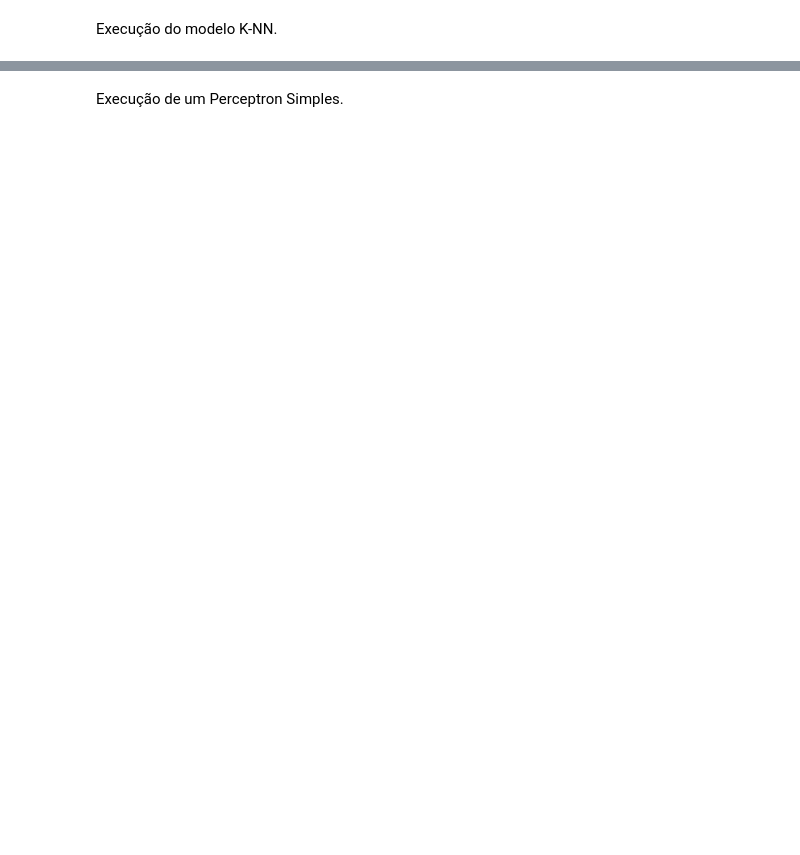
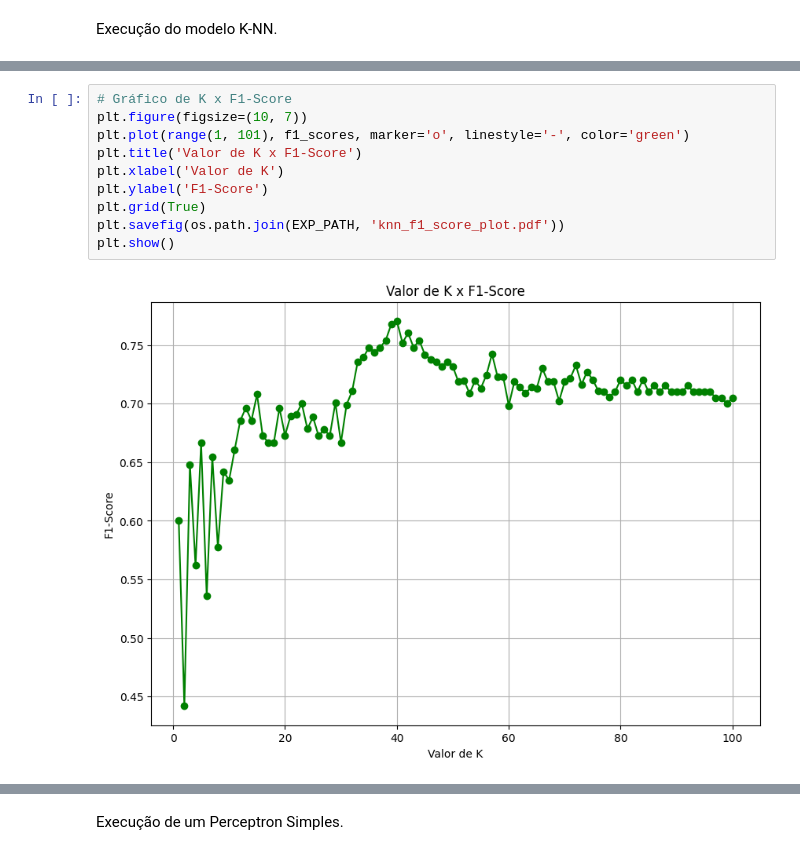
Before and after one commit to luissaster/SIN-492---Reconhecimento-de-Padr-es, a Jupyter notebook: SIN_492_Modelo_K_NN.ipynb, the cells around one changed output, grey strips where cells are left out. Drawn from its saved outputs; the diff is of its cells as text; blank space fills up the shorter version.

```diff
--- a/SIN_492_Modelo_K_NN.ipynb
+++ b/SIN_492_Modelo_K_NN.ipynb
@@ -82,0 +103,12 @@ Matriz de Confusão:
+# %%
+# Gráfico de K x F1-Score
+plt.figure(figsize=(10, 7))
+plt.plot(range(1, 101), f1_scores, marker='o', linestyle='-', color='green')
+plt.title('Valor de K x F1-Score')
+plt.xlabel('Valor de K')
+plt.ylabel('F1-Score')
+plt.grid(True)
+plt.savefig(os.path.join(EXP_PATH, 'knn_f1_score_plot.pdf'))
+plt.show()
+# %% [output]
+[figure, added]
```
Also changed, not shown: parts of 8 cells of this notebook.
